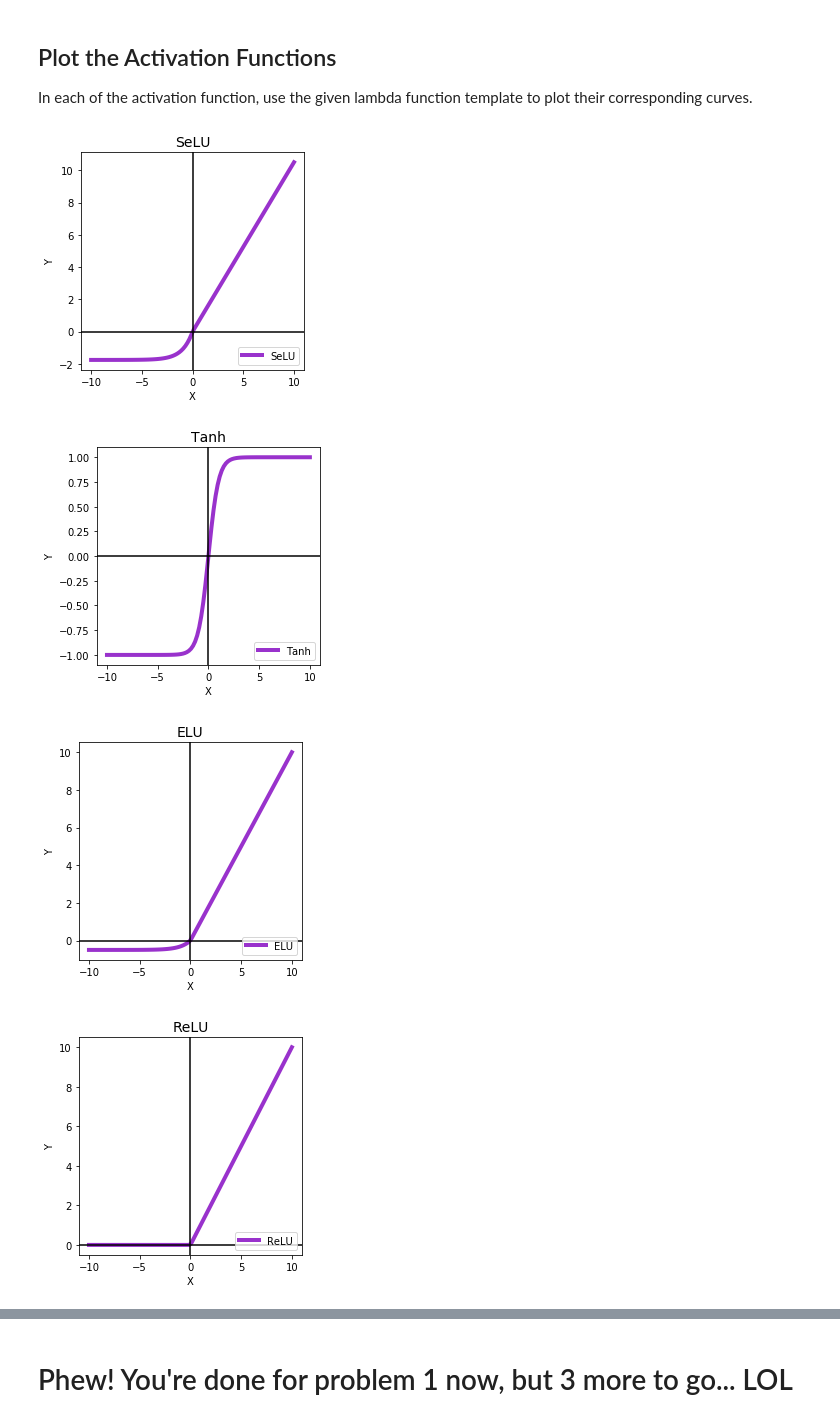
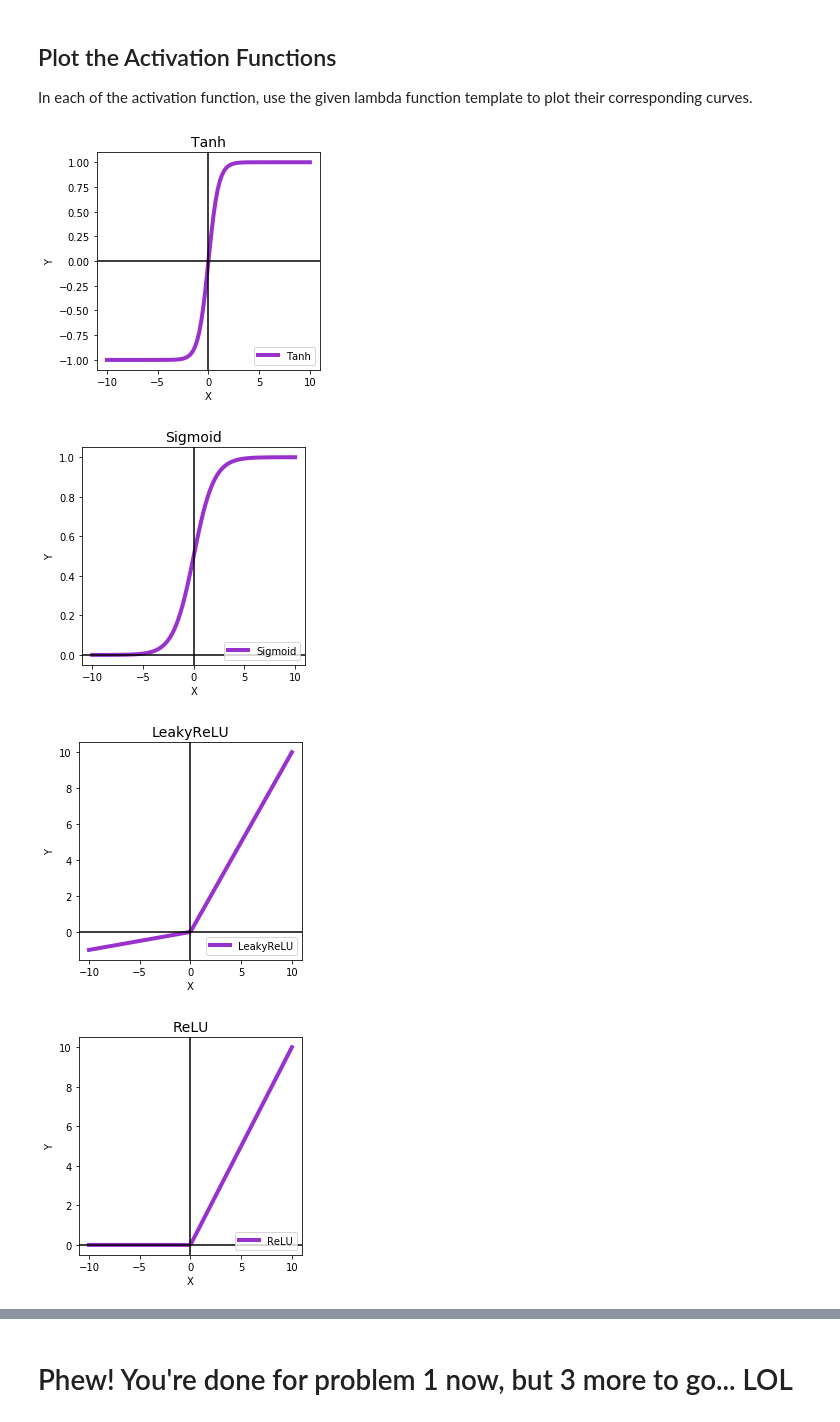
Before and after one commit to vatsalgit/Deep-Learning-, a Jupyter notebook: assignment1/Problem_1.ipynb, the cells around one changed output, grey strips where cells are left out. Saved outputs shown, nothing was run; the diff lists cells and outputs as text; code cells hidden in the pictures.

```diff
--- a/assignment1/Problem_1.ipynb
+++ b/assignment1/Problem_1.ipynb
@@ -878,7 +888,7 @@ selu_scale = 1.0507
 ####### YOUR CODE #######
 #########################
 sigmoid = lambda x: 1 / (1 + np.exp(-x))
-# leaky_relu = np.vectorize(lambda x: x if x > 0 else 0.01*x,otypes=[np.float])
+leaky_relu = np.vectorize(lambda x: x if x > 0 else alpha*x, otypes=[np.float128])
 relu = np.vectorize(lambda x: x if x > 0 else 0.0,  otypes=[np.float128])
 elu = np.vectorize(lambda x: x if x >=0 else elu_alpha*(np.exp((x)) - 1),  otypes=[np.float128])
 selu = np.vectorize(lambda x: selu_scale*x if x > 0 else selu_scale*(selu_alpha*np.exp(x) - selu_alpha),  otypes=[np.float128])
@@ -890,7 +900,7 @@ tanh = lambda x: 2 / (1 + np.exp((-2*x))) - 1
 
 activations = {
     "Sigmoid": sigmoid,
-#     "LeakyReLU": leaky_relu,
+    "LeakyReLU": leaky_relu,
     "ReLU": relu,
     "ELU": elu,
     "SeLU": selu,
@@ -899,34 +909,34 @@ activations = {
 
 # Ground Truth activations
 GT_Act = {
     "Sigmoid": [0.00669285092428, 0.0200575365379, 0.0585369028744, 0.158869104881, 0.364576440742,
                 0.635423559258, 0.841130895119, 0.941463097126, 0.979942463462, 0.993307149076],
     "LeakyReLU": [-0.5, -0.388888888889, -0.277777777778, -0.166666666667, -0.0555555555556,
                   0.555555555556, 1.66666666667, 2.77777777778, 3.88888888889, 5.0],
     "ReLU": [-0.0, -0.0, -0.0, -0.0, -0.0, 0.555555555556, 1.66666666667, 2.77777777778, 3.88888888889, 5.0],
     "ELU": [-0.4966310265, -0.489765962143, -0.468911737989, -0.405562198581, -0.213123289631,
             0.555555555556, 1.66666666667, 2.77777777778, 3.88888888889, 5.0],
     "SeLU": [-1.74618571868, -1.72204772347, -1.64872296837, -1.42598202974, -0.749354802287,
              0.583722222222, 1.75116666667, 2.91861111111, 4.08605555556, 5.2535],
     "Tanh": [-0.999909204263, -0.999162466631, -0.992297935288, -0.931109608668, -0.504672397722,
              0.504672397722, 0.931109608668, 0.992297935288, 0.999162466631, 0.999909204263]
 }
 
 for label in activations:
     fig = plt.figure(figsize=(4,4))
     ax = fig.add_subplot(1, 1, 1)
     ax.plot(X, activations[label](X), color='darkorchid', lw=lw, label=label)
     assert rel_error(activations[label](XS), GT_Act[label]) < 1e-9, \
            "Your implementation of {} might be wrong".format(label)
     ax.legend(loc="lower right")
     ax.axhline(0, color='black')
     ax.axvline(0, color='black')
     ax.set_title('{}'.format(label), fontsize=14)
     plt.xlabel(r"X")
     plt.ylabel(r"Y")
     plt.show()
 # %% [output]
-[figure, old version]
+[figure, new version]
-[figure, old version]
+[figure, new version]
-[figure, old version]
+[figure, new version]
 [figure]
```
Also changed, not shown: parts of 16 cells of this notebook, 4 other files.
